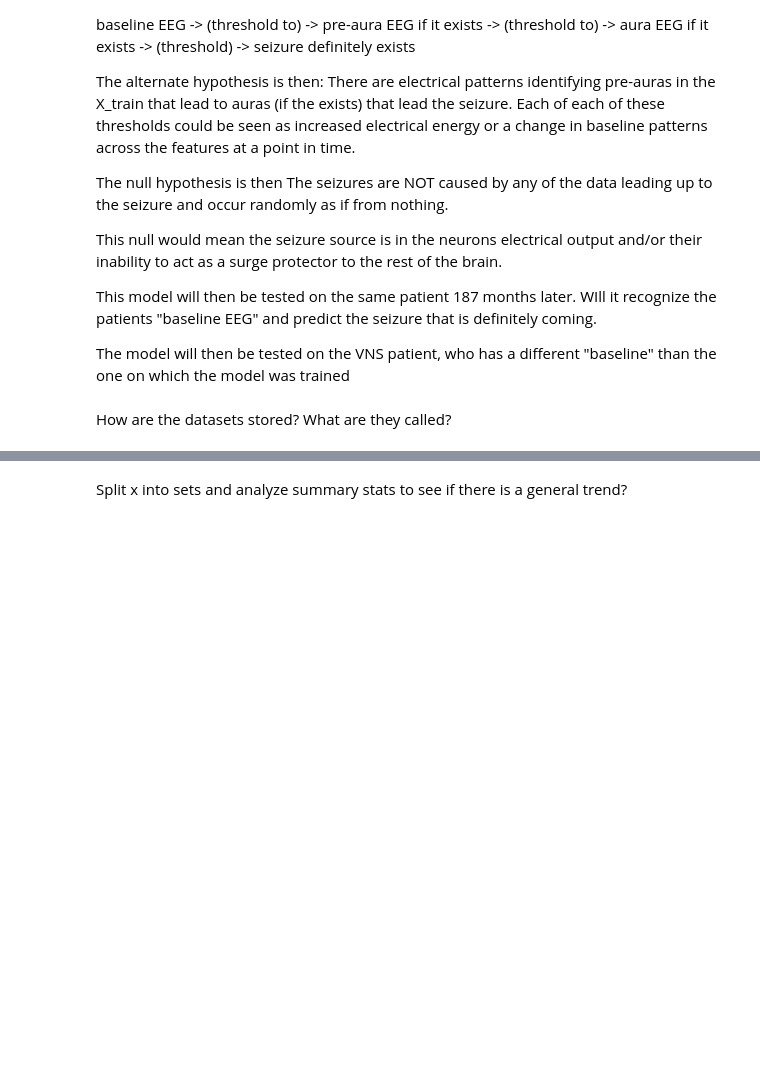
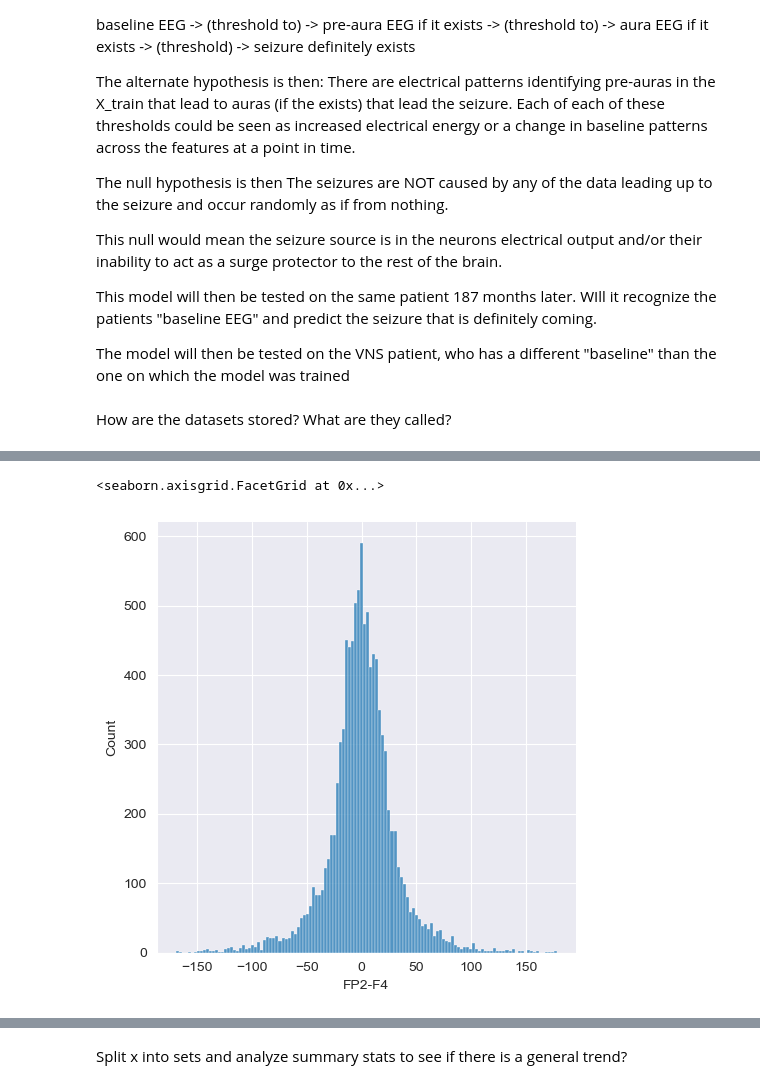
Before and after one commit to eipiisneg1/seizure_prediction_model, a Jupyter notebook: patient_1_02_EDA_step.ipynb, the cells around one changed output, grey strips where cells are left out. Drawn from its saved outputs; the diff is of its cells as text; code cells hidden in the pictures; blank space fills up the shorter version.

```diff
--- a/patient_1_02_EDA_step.ipynb
+++ b/patient_1_02_EDA_step.ipynb
@@ -390,0 +307,6 @@ sns.pairplot(data=y_summary_describe)
+# %%
+# Right hemisphere seizure
+sns.displot(data=master_data_patient_dict['Patient 1 initial set']['y no added column']['FP2-F4'], kind='hist''')
+# %% [output]
+<seaborn.axisgrid.FacetGrid at 0x...>
+[figure, added]
```
Also changed, not shown: parts of 42 cells of this notebook.
